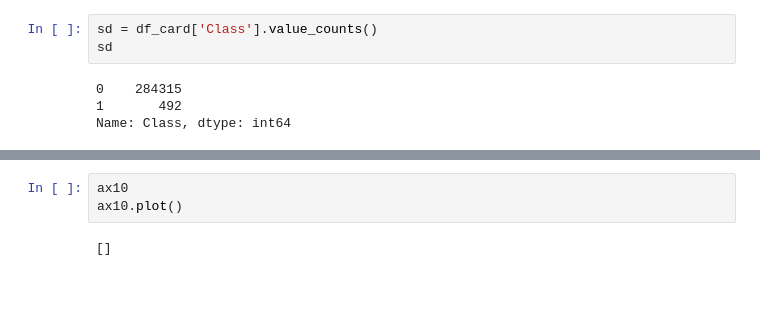
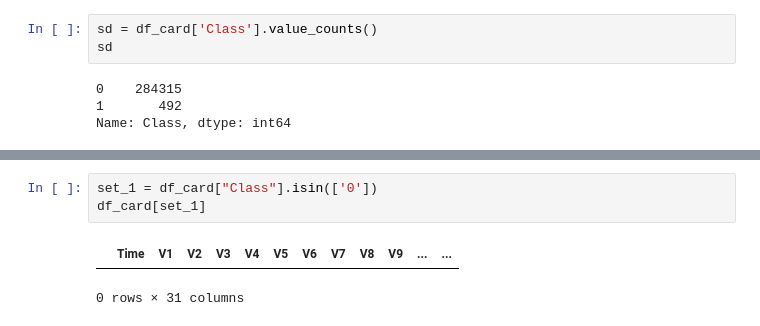
Before and after one commit to mescheryakov21/LibPython, a Jupyter notebook: task_1.ipynb, the cells around one changed output, grey strips where cells are left out. Cells and saved outputs as stored; diff of their text form; blank space fills up the shorter version.

```diff
--- a/task_1.ipynb
+++ b/task_1.ipynb
@@ -143,5 +126,6 @@ df_card
-# %%
-ax10
-ax10.plot()
-# %% [output]
-[]
+# %%
+set_1 = df_card["Class"].isin(['0'])
+df_card[set_1]
+# %% [output]
+|  | Time | V1 | V2 | V3 | V4 | V5 | V6 | V7 | V8 | V9 | ... | ... |
+0 rows × 31 columns
```
Also changed, not shown: parts of 4 cells of this notebook.
